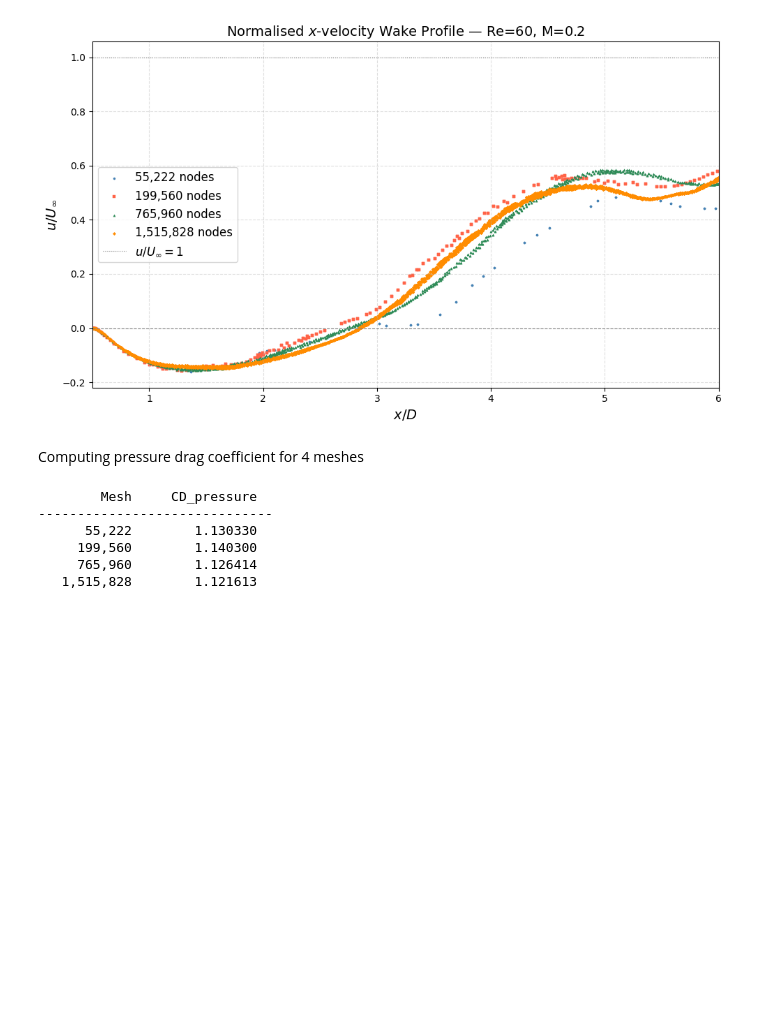
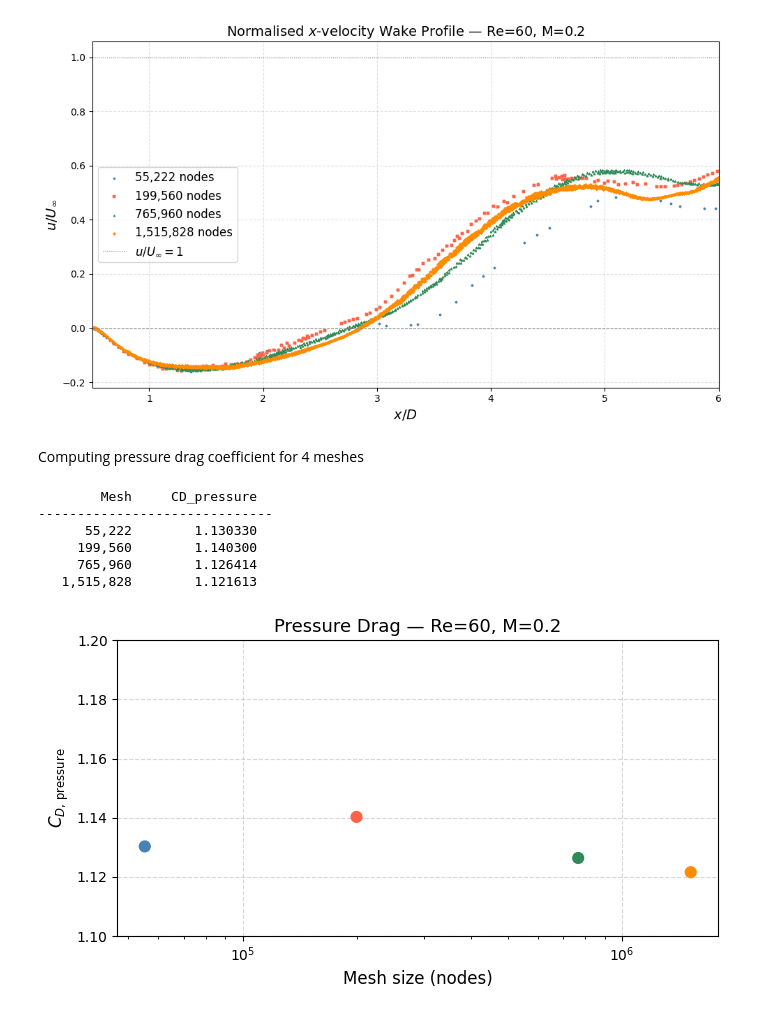
Before and after one commit to AFFONG/flux_jacobian, a Jupyter notebook: notebooks/cfd_post/cl_plot.ipynb, the cells around one changed output. Cells and saved outputs as stored; diff of their text form; code cells hidden in the pictures; blank space fills up the shorter version.

Commit message:
cl_plot: slight modifications

```diff
--- a/notebooks/cfd_post/cl_plot.ipynb
+++ b/notebooks/cfd_post/cl_plot.ipynb
@@ -271,30 +271,45 @@ drag_dir     = [1, 0, 0]                 # x-direction
 print(f"\n{'Mesh':>12}  {'CD_pressure':>14}")
 print("-" * 30)
 
 cd_list = []
 for mesh in mesh_list:
     try:
         case_dir = f"{base_dir}/2d_cylinder_{mesh}_Re{RE}"
         pltfile_m = PltFileUtils(f"{case_dir}/cylinder.plt")
         rstfile_m = UnkFileUtils(f"{case_dir}/cylinder.rst", extend=False)
         rstfile_m._primitive()
         coord_m = pltfile_m.coord
 
         CD = compute_force_coefficient(
             wall_flag, drag_dir,
             u_inf, rho_inf, surface_area,
             pltfile_m, rstfile_m, coord_m)
 
         cd_list.append(CD)
         print(f"{mesh:>12,}  {CD:>14.6f}")
 
     except FileNotFoundError:
         cd_list.append(None)
         print(f"{mesh:>12,}  {'file not found':>14}")
+
+fig, ax = plt.subplots(figsize=(7, 4))
+valid = [(m, cd) for m, cd in zip(mesh_list, cd_list) if cd is not None]
+ax.scatter([m for m, _ in valid], [cd for _, cd in valid],
+           color=colors[:len(valid)], marker='o', s=60, zorder=5)
+ax.set_xscale('log')
+ax.set_ylim([1.10,1.2])
+ax.set_xlabel('Mesh size (nodes)', fontsize=12)
+ax.set_ylabel(r'$C_{D,\,\mathrm{pressure}}$', fontsize=12)
+ax.set_title(rf'Pressure Drag — Re={RE}, M={MACH}', fontsize=13)
+ax.grid(True, linestyle='--', alpha=0.5)
+plt.tight_layout()
+plt.savefig(f"cd_pressure_Re{RE}_M{MACH}_mesh_convergence.png", dpi=150)
+plt.show()
 # %% [output]
         Mesh     CD_pressure
 ------------------------------
       55,222        1.130330
      199,560        1.140300
      765,960        1.126414
    1,515,828        1.121613
+[figure, added]
```
